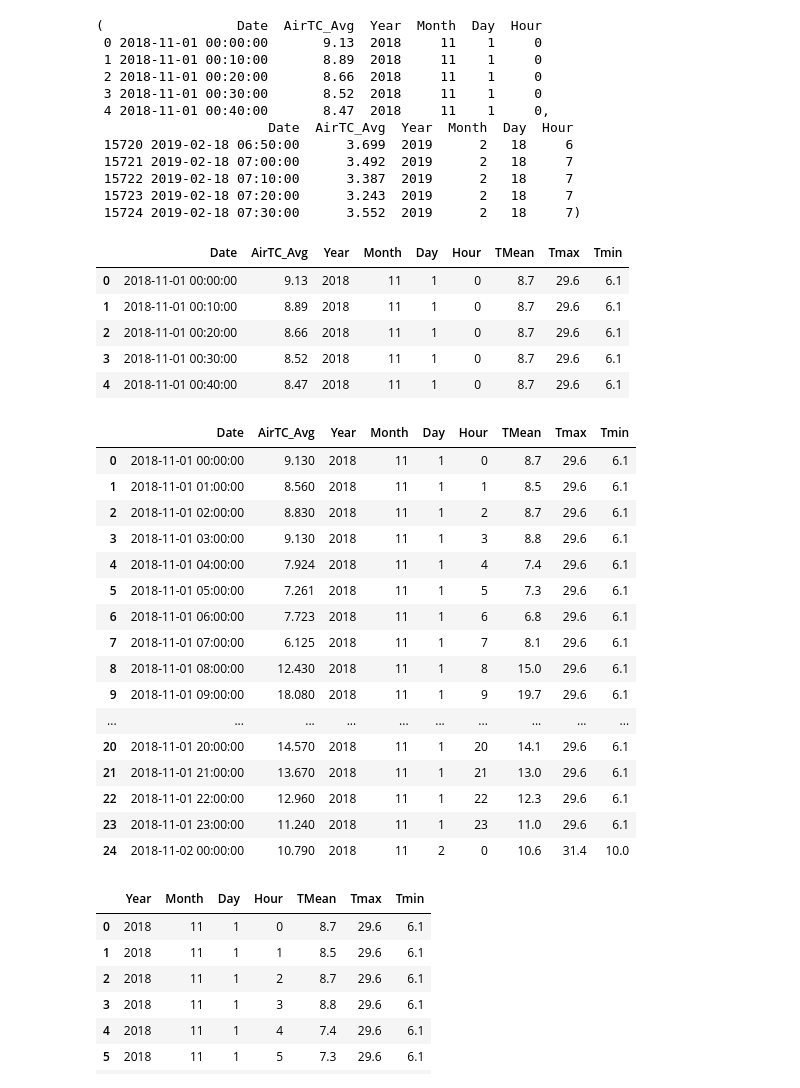
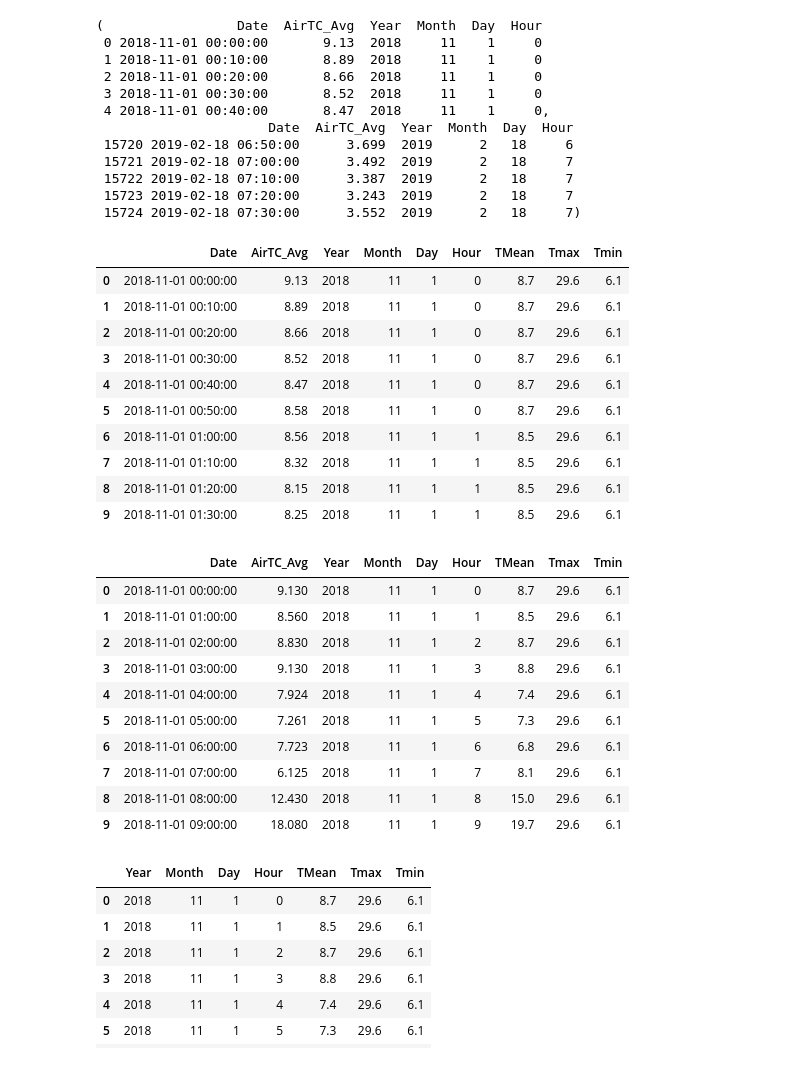
Before and after one commit to JoelA06/Tareas, a Jupyter notebook: Actividad6/Untitled.ipynb, the cells around one changed output. Saved outputs shown, nothing was run; the diff lists cells and outputs as text; code cells hidden in the pictures.

```diff
--- a/Actividad6/Untitled.ipynb
+++ b/Actividad6/Untitled.ipynb
@@ -52,10 +93,18 @@ df2.head(), df2.tail()
  15723 2019-02-18 07:20:00      3.243  2019      2   18     7
  15724 2019-02-18 07:30:00      3.552  2019      2   18     7)
 # %%
+#Se agrupan los datos por hora y se hace el promedio
+
 df2["TMean"] = round(df2.groupby(["Year", "Month", "Day", "Hour"]).transform(np.mean),1)
+
+#Se agrupan los datos por día y se obtiene la temperatura máxima de "AirTC_Avg"
+
 df2["Tmax"]  = round(df2.groupby(["Year","Month","Day"])["AirTC_Avg"].transform(np.max), 1)
+
+#Se agrupan los datos por día y se obtiene la temperatura mínima de "AirTC_Avg"
+
 df2["Tmin"]  = round(df2.groupby(["Year","Month","Day"])["AirTC_Avg"].transform(np.min), 1)
-df2.head()
+df2.head(10)
 # %% [output]
 |  | Date | AirTC_Avg | Year | Month | Day | Hour | TMean | Tmax | Tmin |
 | 0 | 2018-11-01 00:00:00 | 9.13 | 2018 | 11 | 1 | 0 | 8.7 | 29.6 | 6.1 |
@@ -63,27 +112,27 @@ df2.head()
 | 2 | 2018-11-01 00:20:00 | 8.66 | 2018 | 11 | 1 | 0 | 8.7 | 29.6 | 6.1 |
 | 3 | 2018-11-01 00:30:00 | 8.52 | 2018 | 11 | 1 | 0 | 8.7 | 29.6 | 6.1 |
 | 4 | 2018-11-01 00:40:00 | 8.47 | 2018 | 11 | 1 | 0 | 8.7 | 29.6 | 6.1 |
+| 5 | 2018-11-01 00:50:00 | 8.58 | 2018 | 11 | 1 | 0 | 8.7 | 29.6 | 6.1 |
+| 6 | 2018-11-01 01:00:00 | 8.56 | 2018 | 11 | 1 | 1 | 8.5 | 29.6 | 6.1 |
+| 7 | 2018-11-01 01:10:00 | 8.32 | 2018 | 11 | 1 | 1 | 8.5 | 29.6 | 6.1 |
+| 8 | 2018-11-01 01:20:00 | 8.15 | 2018 | 11 | 1 | 1 | 8.5 | 29.6 | 6.1 |
+| 9 | 2018-11-01 01:30:00 | 8.25 | 2018 | 11 | 1 | 1 | 8.5 | 29.6 | 6.1 |
 # %%
 #Para eliminar los duplicados para que quede por hora en vez de día
+
 df2 = df2.drop_duplicates(subset=["Hour", "Day", "Month", "Year"])
 df2 = df2.reset_index(drop=True)
-df2.head(25)
+df2.head(10)
 # %% [output]
 |  | Date | AirTC_Avg | Year | Month | Day | Hour | TMean | Tmax | Tmin |
 | 0 | 2018-11-01 00:00:00 | 9.130 | 2018 | 11 | 1 | 0 | 8.7 | 29.6 | 6.1 |
 | 1 | 2018-11-01 01:00:00 | 8.560 | 2018 | 11 | 1 | 1 | 8.5 | 29.6 | 6.1 |
 | 2 | 2018-11-01 02:00:00 | 8.830 | 2018 | 11 | 1 | 2 | 8.7 | 29.6 | 6.1 |
 | 3 | 2018-11-01 03:00:00 | 9.130 | 2018 | 11 | 1 | 3 | 8.8 | 29.6 | 6.1 |
 | 4 | 2018-11-01 04:00:00 | 7.924 | 2018 | 11 | 1 | 4 | 7.4 | 29.6 | 6.1 |
 | 5 | 2018-11-01 05:00:00 | 7.261 | 2018 | 11 | 1 | 5 | 7.3 | 29.6 | 6.1 |
 | 6 | 2018-11-01 06:00:00 | 7.723 | 2018 | 11 | 1 | 6 | 6.8 | 29.6 | 6.1 |
 | 7 | 2018-11-01 07:00:00 | 6.125 | 2018 | 11 | 1 | 7 | 8.1 | 29.6 | 6.1 |
 | 8 | 2018-11-01 08:00:00 | 12.430 | 2018 | 11 | 1 | 8 | 15.0 | 29.6 | 6.1 |
 | 9 | 2018-11-01 09:00:00 | 18.080 | 2018 | 11 | 1 | 9 | 19.7 | 29.6 | 6.1 |
-| ... | ... | ... | ... | ... | ... | ... | ... | ... | ... |
-| 20 | 2018-11-01 20:00:00 | 14.570 | 2018 | 11 | 1 | 20 | 14.1 | 29.6 | 6.1 |
-| 21 | 2018-11-01 21:00:00 | 13.670 | 2018 | 11 | 1 | 21 | 13.0 | 29.6 | 6.1 |
-| 22 | 2018-11-01 22:00:00 | 12.960 | 2018 | 11 | 1 | 22 | 12.3 | 29.6 | 6.1 |
-| 23 | 2018-11-01 23:00:00 | 11.240 | 2018 | 11 | 1 | 23 | 11.0 | 29.6 | 6.1 |
-| 24 | 2018-11-02 00:00:00 | 10.790 | 2018 | 11 | 2 | 0 | 10.6 | 31.4 | 10.0 |
 # %%
```
Also changed, not shown: parts of 13 cells of this notebook.
